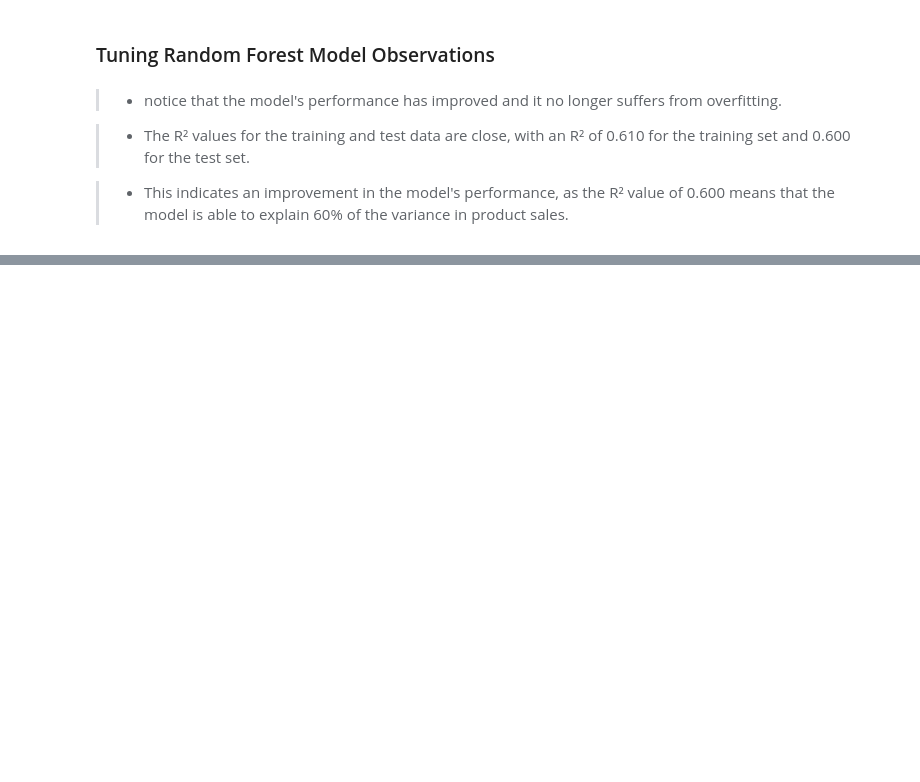
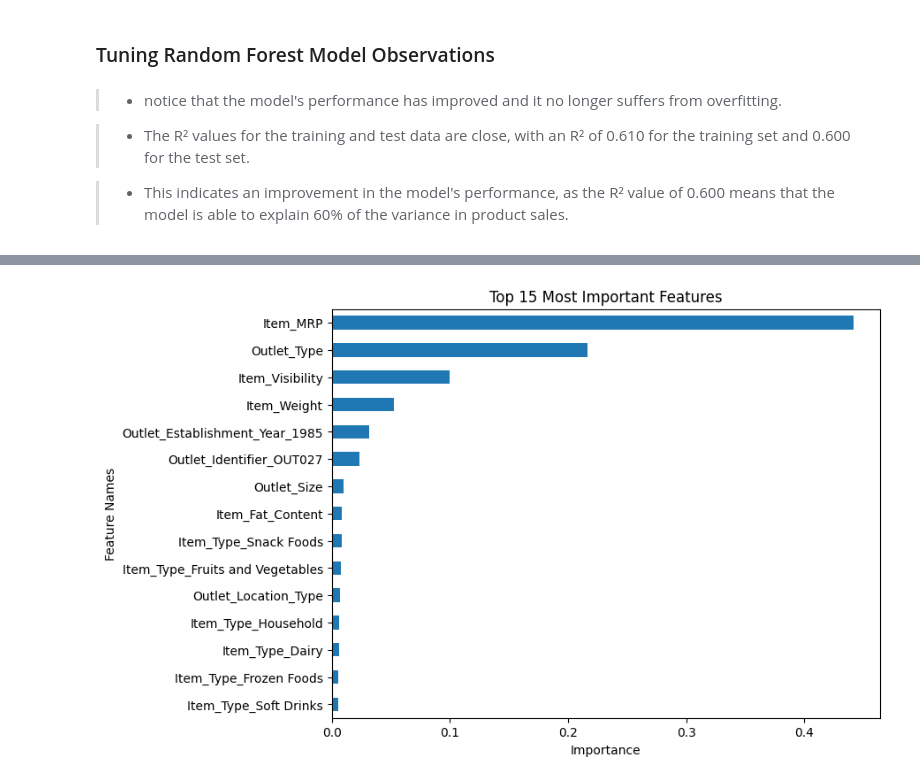
Before and after one commit to Hjarrar14/Hjarrar14, a Jupyter notebook: Prediction_of_Product_Sales.ipynb, the cells around one changed output, grey strips where cells are left out. Cells and saved outputs as stored; diff of their text form; code cells hidden in the pictures; blank space fills up the shorter version.

```diff
--- a/Prediction_of_Product_Sales.ipynb
+++ b/Prediction_of_Product_Sales.ipynb
@@ -1945,0 +2094,35 @@ evaluate_regression(best_rf, X_train, y_train, X_test, y_test)
+# %%
+def get_importances(model, feature_names=None,name='Feature Importance',
+                   sort=False, ascending=True):
+
+    ## checking for feature names
+    if feature_names == None:
+        feature_names = model.feature_names_in_
+
+    ## Saving the feature importances
+    importances = pd.Series(model.feature_importances_, index= feature_names,
+                           name=name)
+
+    # sort importances
+    if sort == True:
+        importances = importances.sort_values(ascending=ascending)
+
+    return importances
+# %%
+def plot_importance(importances, top_n=None,  figsize=(8,6)):
+    # sorting with asc=false for correct order of bars
+    if top_n==None:
+        ## sort all features and set title
+        plot_vals = importances.sort_values()
+        title = "All Features - Ranked by Importance"
+    else:
+        ## sort features and keep top_n and set title
+        plot_vals = importances.sort_values().tail(top_n)
+        title = f"Top {top_n} Most Important Features"
+    ## plotting top N importances
+    ax = plot_vals.plot(kind='barh', figsize=figsize)
+    ax.set(xlabel='Importance',
+            ylabel='Feature Names',
+            title=title)
+    ## return ax in case want to continue to update/modify figure
+    return ax
@@ -1945,0 +2247,3 @@ evaluate_regression(best_rf, X_train, y_train, X_test, y_test)
+# %%
+importances=get_importances(rf_pipe[-1],sort=True,ascending=False)
+importances
@@ -1945,0 +2269,4 @@ evaluate_regression(best_rf, X_train, y_train, X_test, y_test)
+# %%
+plot_importance(importances,top_n=15);
+# %% [output]
+[figure, added]
```
Also changed, not shown: parts of 42 cells of this notebook.
